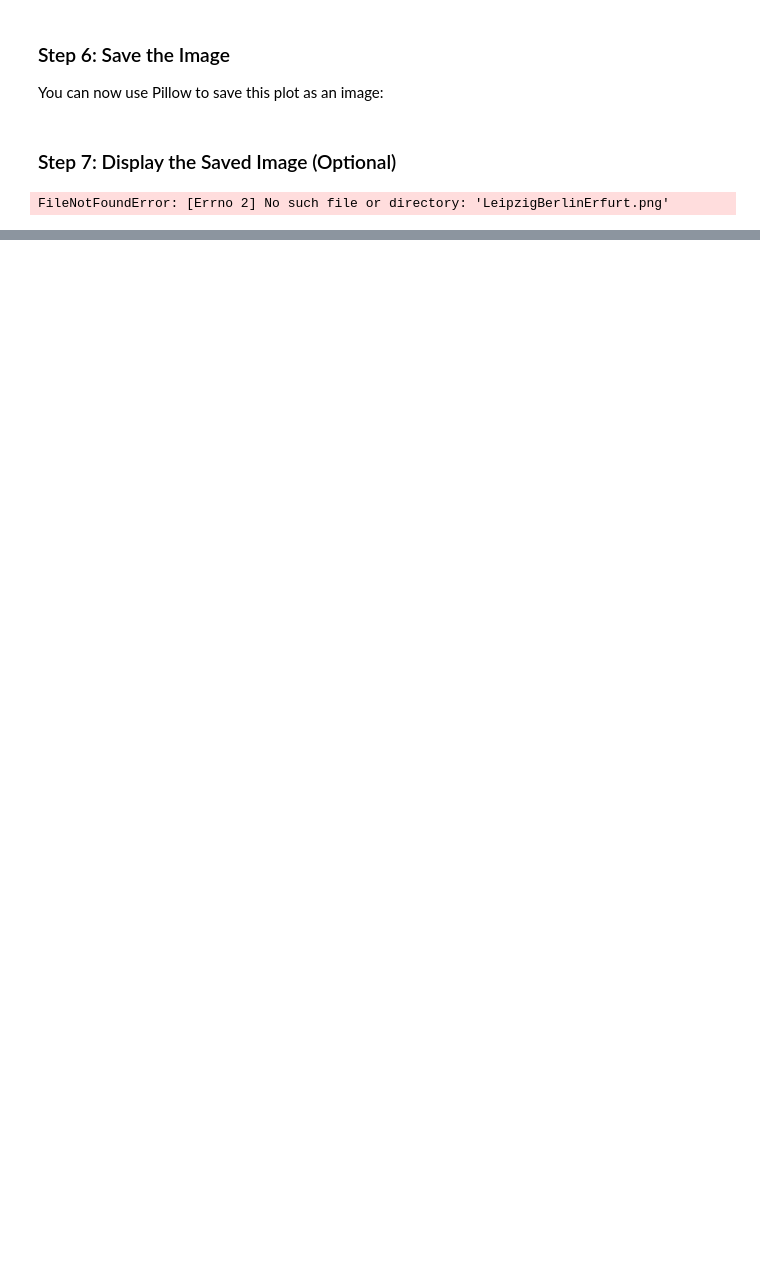
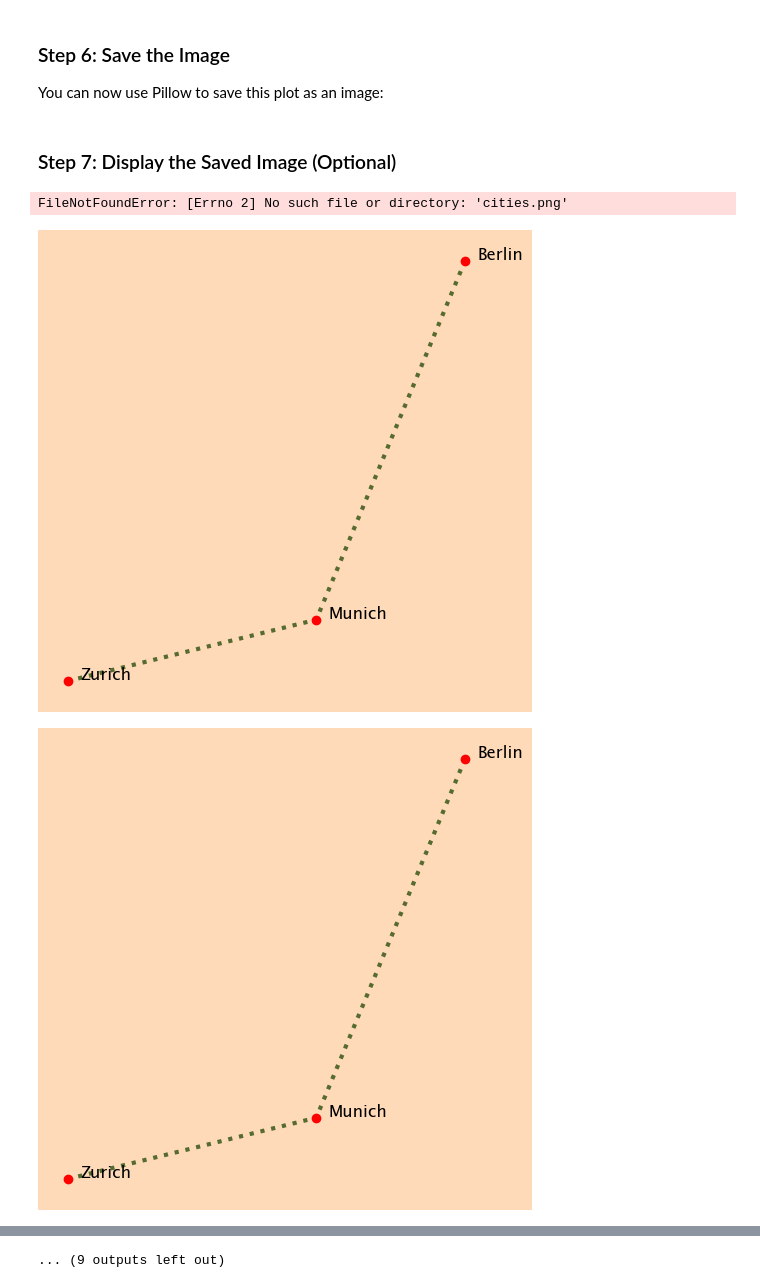
Before and after one commit to UlrikeDetective/maps, a Jupyter notebook: app/ConnectingLines/app01.ipynb, the cells around one changed output, grey strips where cells are left out. Cells and saved outputs as stored; diff of their text form; code cells hidden in the pictures; blank space fills up the shorter version.

```diff
--- a/app/ConnectingLines/app01.ipynb
+++ b/app/ConnectingLines/app01.ipynb
@@ -117,9 +150,18 @@ def save_image(coordinates, cities, filename='LeipzigBerlinErfurt.png'):
 ### Step 7: Display the Saved Image (Optional)
 # %%
 def display_image():
-    img = Image.open("LeipzigBerlinErfurt.png")
+    img = Image.open("cities.png")
     img.show()
 
 display_image()
 # %% [output]
-FileNotFoundError: [Errno 2] No such file or directory: 'LeipzigBerlinErfurt.png'
+FileNotFoundError: [Errno 2] No such file or directory: 'cities.png'
+# %%
+coordinates = [(52.52, 13.40), (48.13, 11.58), (47.38, 8.54)]
+cities = ["Berlin", "Munich", "Zurich"]
+
+plt.close(fig)
+save_image(coordinates, cities, "cities_route.png")
+# %% [output]
+[figure, added]
+[figure, added]
@@ -125,0 +178 @@ FileNotFoundError: [Errno 2] No such file or directory: 'LeipzigBerlinErfurt.png
+... (9 outputs left out)
```
Also changed, not shown: parts of 8 cells of this notebook, 3 other files.
